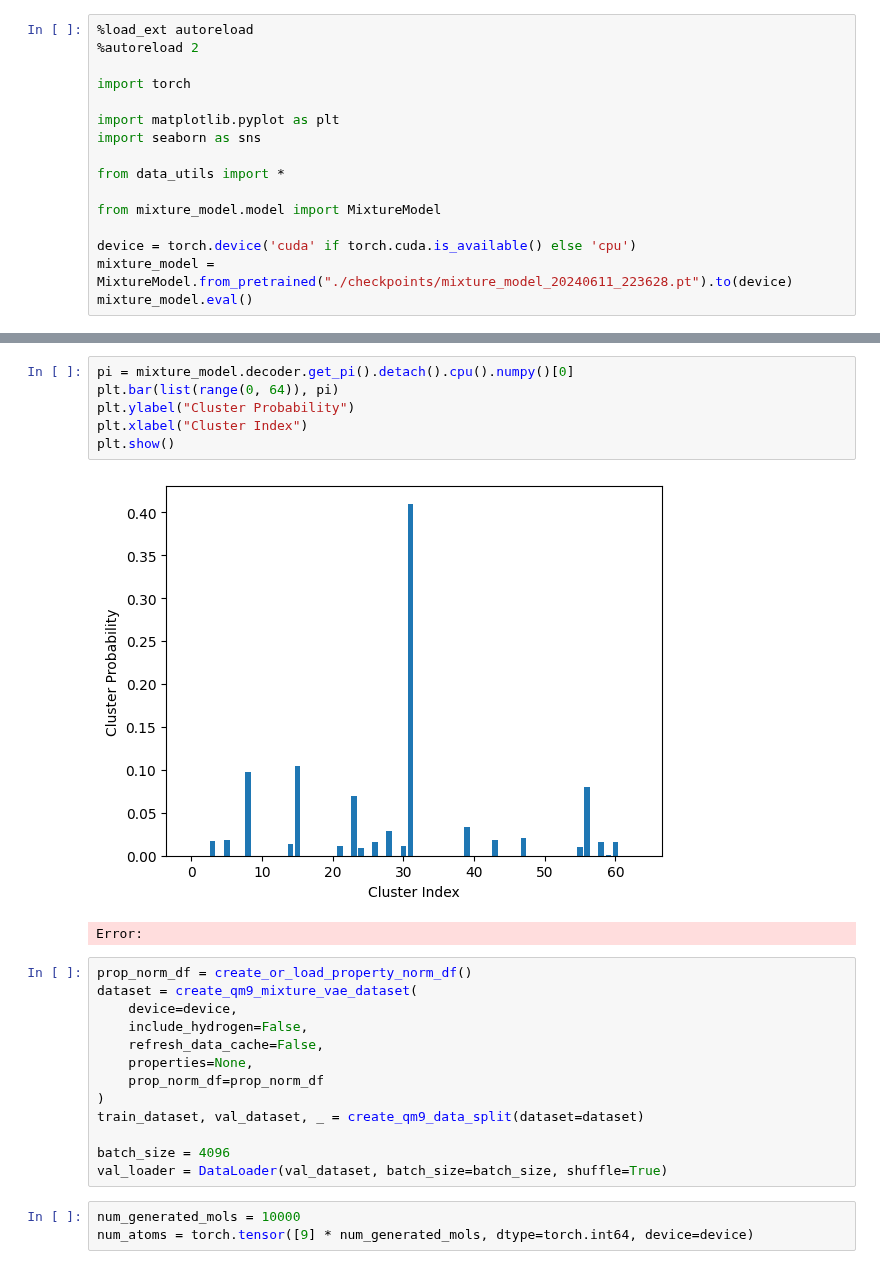
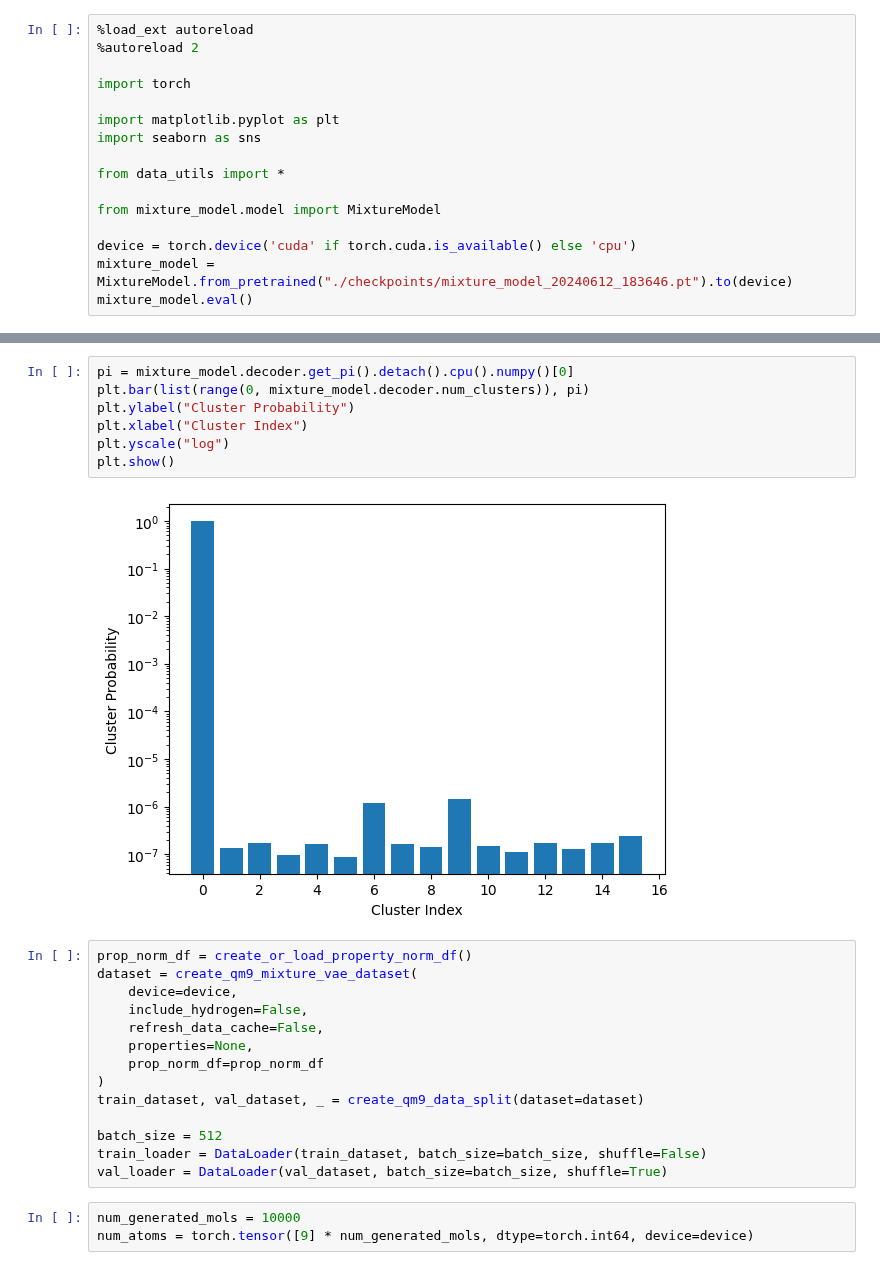
Before and after one commit to pkmtum/Molecular_Generative_Modeling, a Jupyter notebook: source/mixture_model.ipynb, the cells around one changed output, grey strips where cells are left out. Drawn from its saved outputs; the diff is of its cells as text.

```diff
--- a/source/mixture_model.ipynb
+++ b/source/mixture_model.ipynb
@@ -12,6 +12,6 @@ from data_utils import *
 from mixture_model.model import MixtureModel
 
 device = torch.device('cuda' if torch.cuda.is_available() else 'cpu')
-mixture_model = MixtureModel.from_pretrained("./checkpoints/mixture_model_20240611_223628.pt").to(device)
+mixture_model = MixtureModel.from_pretrained("./checkpoints/mixture_model_20240612_183646.pt").to(device)
 mixture_model.eval()
 # %% [output]
@@ -37,12 +35,12 @@ MixtureModel(
 # %%
 pi = mixture_model.decoder.get_pi().detach().cpu().numpy()[0]
-plt.bar(list(range(0, 64)), pi)
+plt.bar(list(range(0, mixture_model.decoder.num_clusters)), pi)
 plt.ylabel("Cluster Probability")
 plt.xlabel("Cluster Index")
+plt.yscale("log")
 plt.show()
 # %% [output]
-[figure, old version]
+[figure, new version]
-Error:
 # %%
 prop_norm_df = create_or_load_property_norm_df()
 dataset = create_qm9_mixture_vae_dataset(
@@ -54,7 +52,8 @@ dataset = create_qm9_mixture_vae_dataset(
 )
 train_dataset, val_dataset, _ = create_qm9_data_split(dataset=dataset)
 
-batch_size = 4096
+batch_size = 512
+train_loader = DataLoader(train_dataset, batch_size=batch_size, shuffle=False)
 val_loader = DataLoader(val_dataset, batch_size=batch_size, shuffle=True)
 # %%
 num_generated_mols = 10000
```
Also changed, not shown: parts of 4 cells of this notebook, 2 other files.
